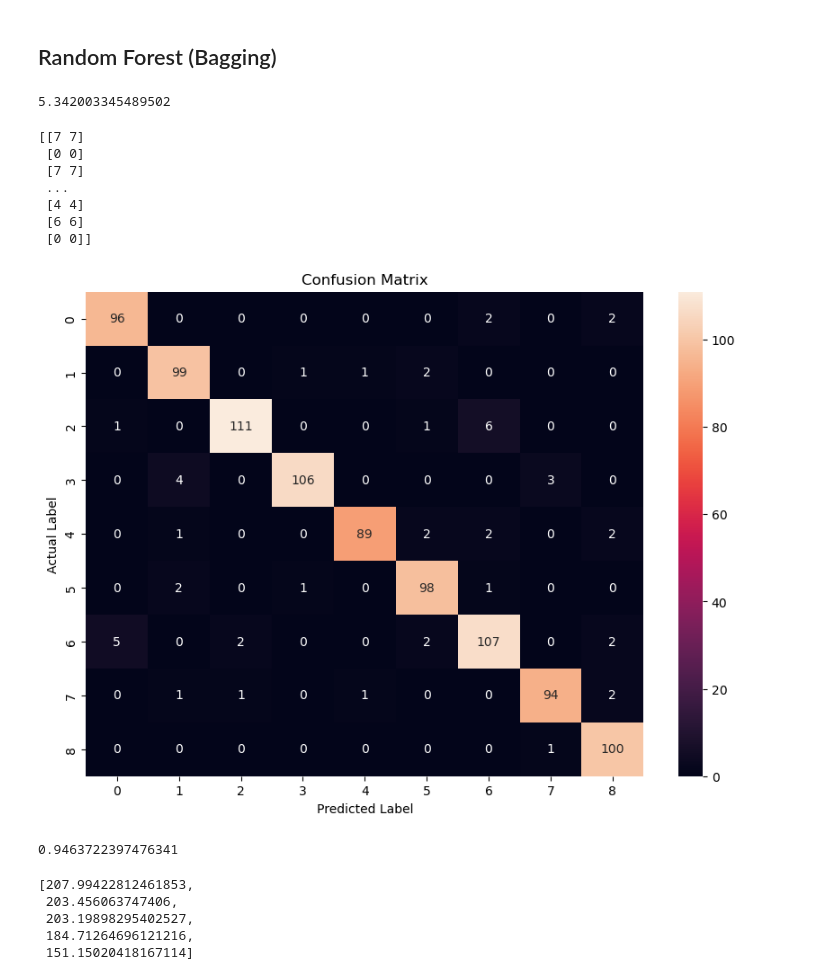
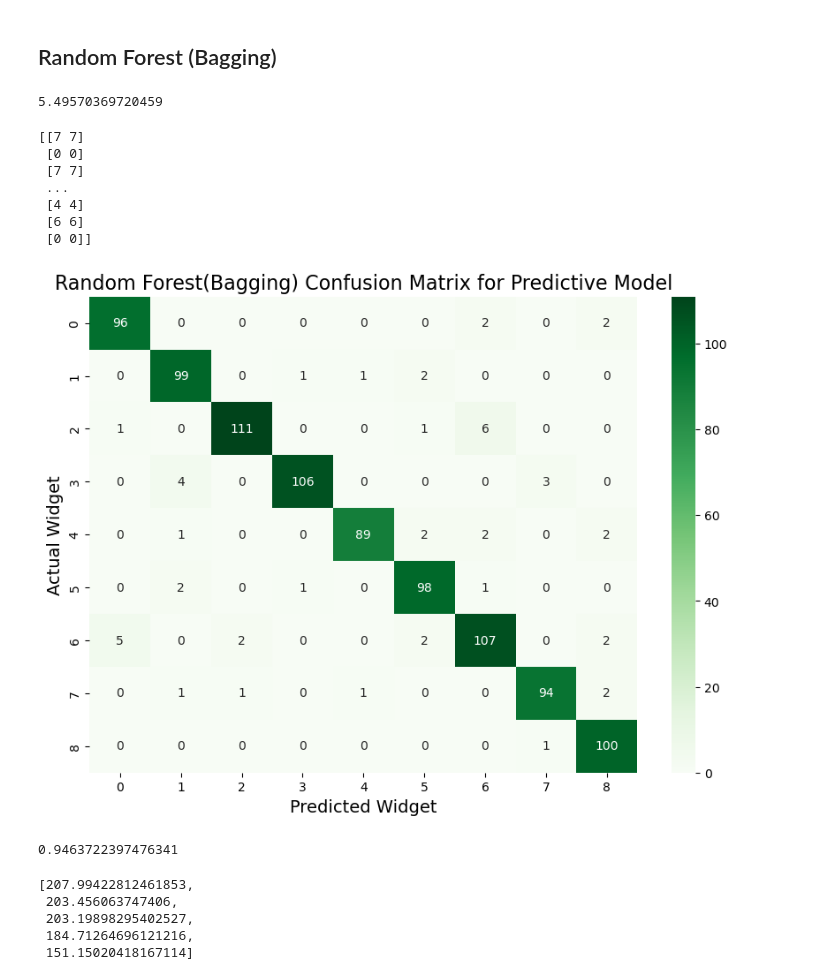
Before and after one commit to jimmy080823/LFDgroup_presentation_git, a Jupyter notebook: 1123_LFDgroup_test_withFS_traintime.ipynb, the cells around one changed output. Drawn from its saved outputs; the diff is of its cells as text; code cells hidden in the pictures.

```diff
--- a/1123_LFDgroup_test_withFS_traintime.ipynb
+++ b/1123_LFDgroup_test_withFS_traintime.ipynb
@@ -230,7 +230,7 @@ ir=range(1,6)
 for i in ir:
     start_time = time.time()
 
-    model = RandomForestClassifier(n_estimators = 184, criterion = 'entropy',random_state=1)
+    model = RandomForestClassifier(n_estimators = 98, criterion = 'entropy',random_state=1)
     model.fit(X_train, y_train)
 
     rf_training_time = time.time() - start_time
@@ -344,7 +344,7 @@ bagging3= [5.3941, 5.4292, 5.3894, 5.4168, 5.3927] #estimator=177 0.9464
 
 bagtime
 # %% [output]
-5.342003345489502
+5.49570369720459
 # %%
 y_pred = model.predict(X_test)
 print(np.concatenate((y_pred.reshape(len(y_pred),1), y_test.reshape(len(y_test),1)),1))
@@ -359,18 +359,18 @@ print(np.concatenate((y_pred.reshape(len(y_pred),1), y_test.reshape(len(y_test),
 # %%
 cm = confusion_matrix(y_test, y_pred)
 
 
 # Plotting
 plt.figure(figsize=(10, 7))
-sns.heatmap(cm, annot=True, fmt='g')
-plt.title('Confusion Matrix')
-plt.ylabel('Actual Label')
-plt.xlabel('Predicted Label')
+sns.heatmap(cm, annot=True,cmap='Greens', fmt='g')
+plt.title('Random Forest(Bagging) Confusion Matrix for Predictive Model', fontsize=16)
+plt.ylabel('Actual Widget', fontsize=14)
+plt.xlabel('Predicted Widget', fontsize=14)
 plt.show()
 
 accuracy_score(y_test, y_pred)
 # %% [output]
-[figure, old version]
+[figure, new version]
 0.9463722397476341
 # %%
 n_estimators_range = range(1, 101)  # Range of number of estimators
```
Also changed, not shown: parts of 11 cells of this notebook, 1 other file.
